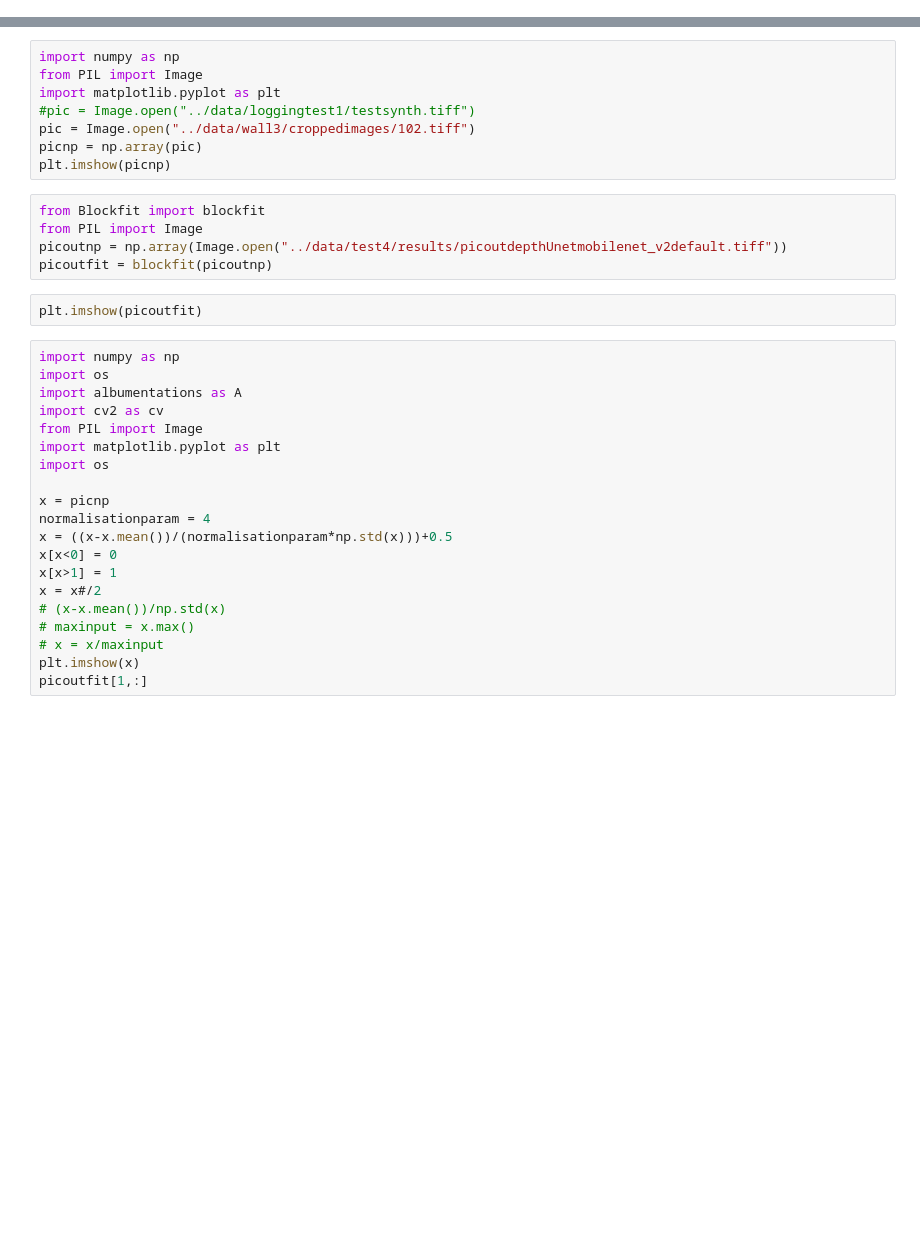
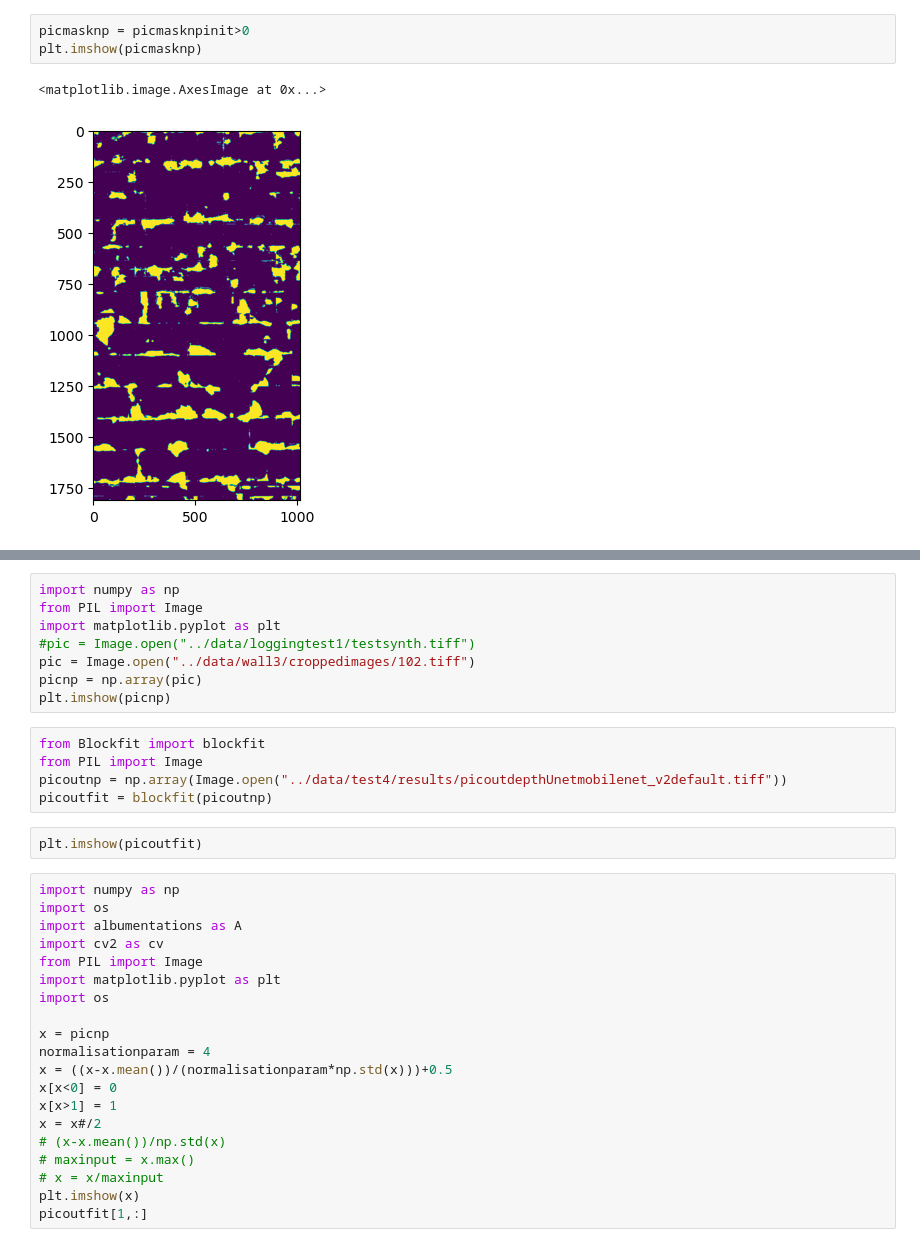
Before and after one commit to Mysterymanreturns/MasonryDefectSegmentation, a Jupyter notebook: openImage.ipynb, the cells around one changed output, grey strips where cells are left out. Drawn from its saved outputs; the diff is of its cells as text; blank space fills up the shorter version.

```diff
--- a/openImage.ipynb
+++ b/openImage.ipynb
@@ -8,0 +25,6 @@ plt.imshow(picnp)
+# %%
+picmasknp = picmasknpinit>0
+plt.imshow(picmasknp)
+# %% [output]
+<matplotlib.image.AxesImage at 0x...>
+[figure, added]
```
Also changed, not shown: parts of 13 cells of this notebook, 10 other files.
